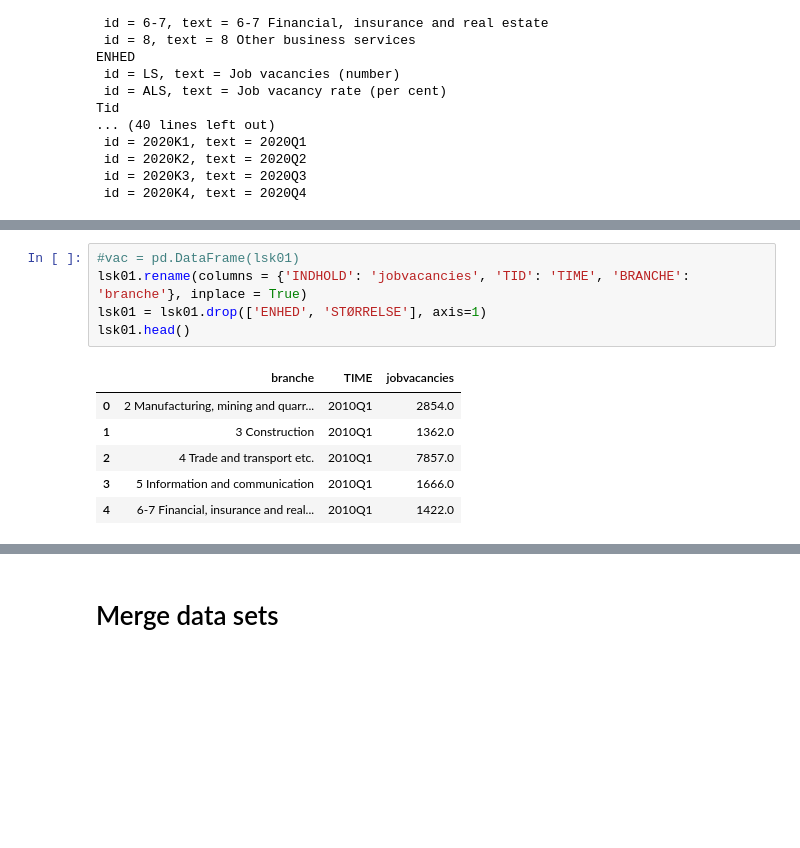
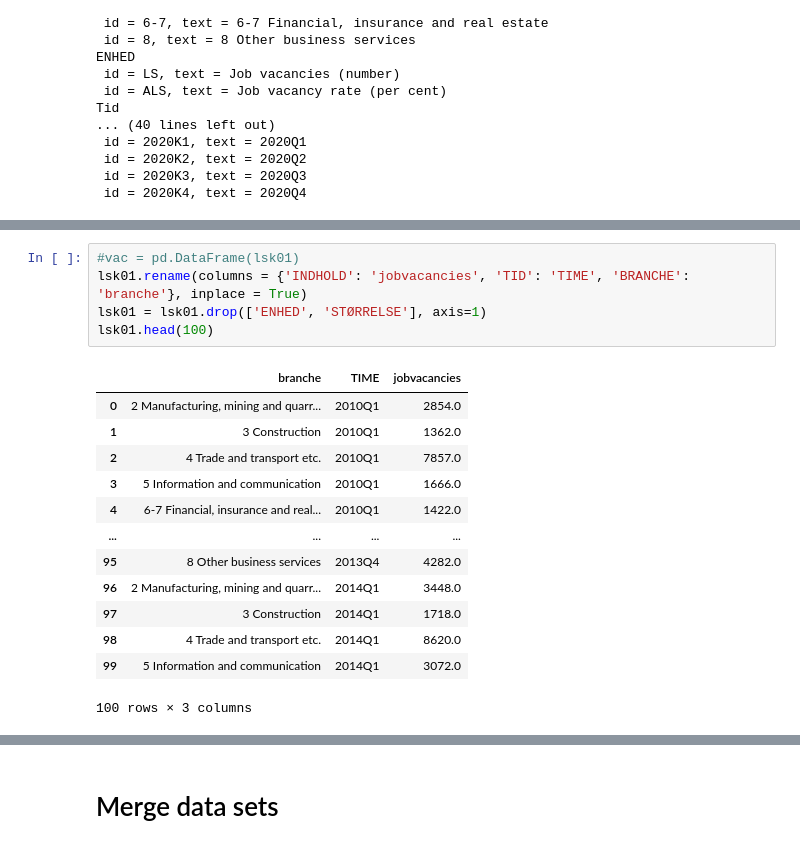
Before and after one commit to ceciliechrstnsn/projects-2021-luna-hjerteknuser, a Jupyter notebook: dataproject/dataproject.ipynb, the cells around one changed output, grey strips where cells are left out. Cells and saved outputs as stored; diff of their text form; blank space fills up the shorter version.

```diff
--- a/dataproject/dataproject.ipynb
+++ b/dataproject/dataproject.ipynb
@@ -237,12 +270,19 @@ lsk011.head()
 # %%
 #vac = pd.DataFrame(lsk01)
 lsk01.rename(columns = {'INDHOLD': 'jobvacancies', 'TID': 'TIME', 'BRANCHE': 'branche'}, inplace = True)
 lsk01 = lsk01.drop(['ENHED', 'STØRRELSE'], axis=1)
-lsk01.head()
+lsk01.head(100)
 # %% [output]
 |  | branche | TIME | jobvacancies |
 | 0 | 2 Manufacturing, mining and quarr... | 2010Q1 | 2854.0 |
 | 1 | 3 Construction | 2010Q1 | 1362.0 |
 | 2 | 4 Trade and transport etc. | 2010Q1 | 7857.0 |
 | 3 | 5 Information and communication | 2010Q1 | 1666.0 |
 | 4 | 6-7 Financial, insurance and real... | 2010Q1 | 1422.0 |
+| ... | ... | ... | ... |
+| 95 | 8 Other business services | 2013Q4 | 4282.0 |
+| 96 | 2 Manufacturing, mining and quarr... | 2014Q1 | 3448.0 |
+| 97 | 3 Construction | 2014Q1 | 1718.0 |
+| 98 | 4 Trade and transport etc. | 2014Q1 | 8620.0 |
+| 99 | 5 Information and communication | 2014Q1 | 3072.0 |
+100 rows × 3 columns
```
Also changed, not shown: parts of 30 cells of this notebook.
